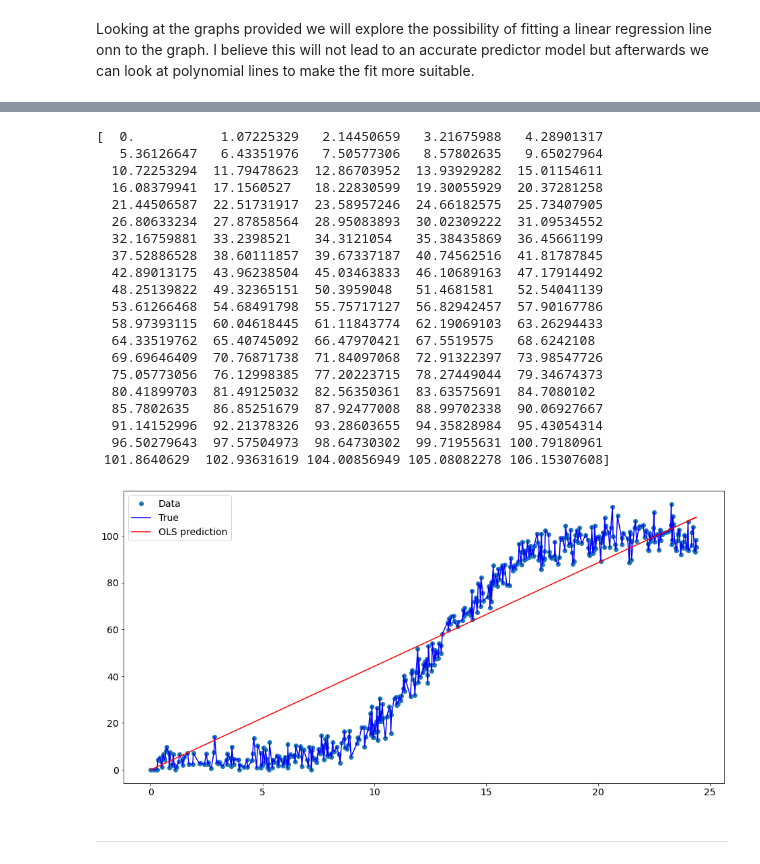
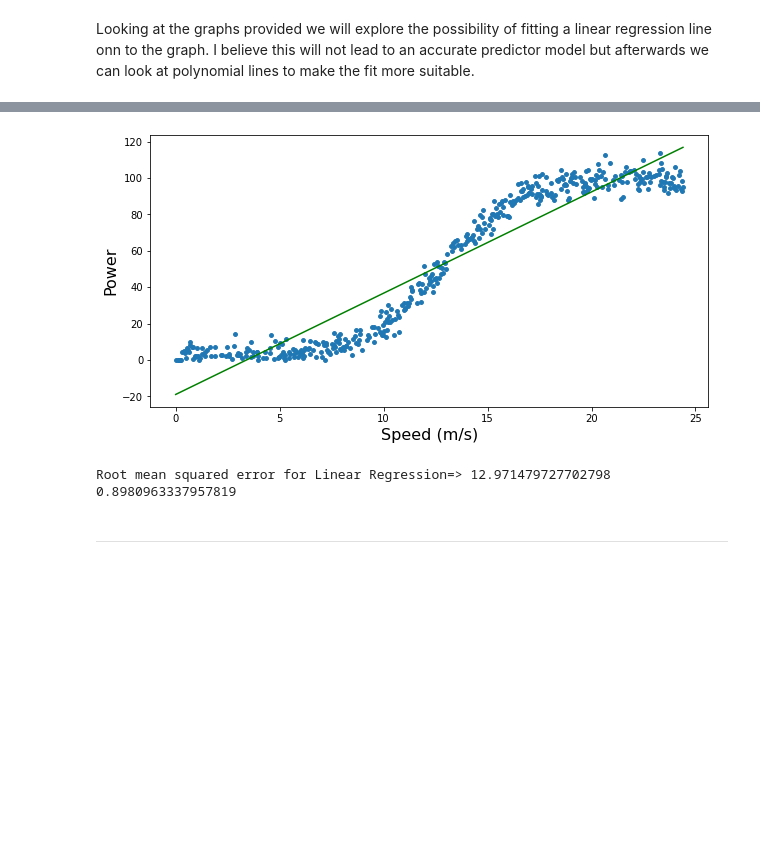
Before and after one commit to IanWafer/Machine-Learning-and-Statistics-Project, a Jupyter notebook: Machine Learning & Statistics Project.ipynb, the cells around one changed output, grey strips where cells are left out. Saved outputs shown, nothing was run; the diff lists cells and outputs as text; code cells hidden in the pictures; blank space fills up the shorter version.

Commit message:
Linear and polynomial model complete. Neaural network to test. Downloading model requried.

```diff
--- a/Machine Learning & Statistics Project.ipynb
+++ b/Machine Learning & Statistics Project.ipynb
@@ -124,17 +121,0 @@ Looking at the graphs provided we will explore the possibility of fitting a line
-# %%
-# https://www.statsmodels.org/stable/examples/notebooks/generated/ols.html
-import statsmodels.api as sm
-import statsmodels.formula.api as smf
-
-plt.rc("figure", figsize=(16,8))
-plt.rc("font", size=14)
-
-x = df.speed.to_numpy()
-y = df.power.to_numpy()
-
-results = sm.OLS(y, x).fit()
-
-print(results.summary())
-
-print('Parameters: ', results.params)
-print('R2: ', results.rsquared)
@@ -180,37 +122,26 @@ Predicted values:  [  0.           0.5528806    0.66345673   0.99518509   1.2163
-# %%
-x1n = np.linspace(0, 24, 100)
-Xnew = x1n.reshape(-1, 1)
-
-
-ynewpred =  results.predict(Xnew) # predict out of sample
-print(ynewpred)
-
-fig, ax = plt.subplots()
-ax.plot(df.speed, df.power, 'o', label="Data")
-ax.plot(df.speed, df.power, 'b-', label="True")
-ax.plot(np.hstack((df.speed, x1n)), np.hstack((ypred, ynewpred)), 'r', label="OLS prediction")
-ax.legend(loc="best");
-# %% [output]
-[  0.           1.07225329   2.14450659   3.21675988   4.28901317
-   5.36126647   6.43351976   7.50577306   8.57802635   9.65027964
-  10.72253294  11.79478623  12.86703952  13.93929282  15.01154611
-  16.08379941  17.1560527   18.22830599  19.30055929  20.37281258
-  21.44506587  22.51731917  23.58957246  24.66182575  25.73407905
-  26.80633234  27.87858564  28.95083893  30.02309222  31.09534552
-  32.16759881  33.2398521   34.3121054   35.38435869  36.45661199
-  37.52886528  38.60111857  39.67337187  40.74562516  41.81787845
-  42.89013175  43.96238504  45.03463833  46.10689163  47.17914492
-  48.25139822  49.32365151  50.3959048   51.4681581   52.54041139
-  53.61266468  54.68491798  55.75717127  56.82942457  57.90167786
-  58.97393115  60.04618445  61.11843774  62.19069103  63.26294433
-  64.33519762  65.40745092  66.47970421  67.5519575   68.6242108
-  69.69646409  70.76871738  71.84097068  72.91322397  73.98547726
-  75.05773056  76.12998385  77.20223715  78.27449044  79.34674373
-  80.41899703  81.49125032  82.56350361  83.63575691  84.7080102
-  85.7802635   86.85251679  87.92477008  88.99702338  90.06927667
-  91.14152996  92.21378326  93.28603655  94.35828984  95.43054314
-  96.50279643  97.57504973  98.64730302  99.71955631 100.79180961
- 101.8640629  102.93631619 104.00856949 105.08082278 106.15307608]
-[figure, removed]
+# %%
+# https://www.analyticsvidhya.com/blog/2020/03/polynomial-regression-python/v
+y = df.power.to_numpy()
+x = df.speed.to_numpy().reshape(-1, 1)
+
+# Training Model
+lm=LinearRegression()
+lm.fit(x.reshape(-1,1),y.reshape(-1,1))
+
+y_pred=lm.predict(x.reshape(-1,1))
+
+# plotting predictions
+plt.figure(figsize=(10,5))
+plt.scatter(x,y,s=15)
+plt.plot(x,y_pred,color='g')
+plt.xlabel('Speed (m/s)',fontsize=16)
+plt.ylabel('Power',fontsize=16)
+plt.show()
+print(f'Root mean squared error for Linear Regression=> {np.sqrt(mean_squared_error(y,y_pred))}')
+print(r2_score(y, y_pred))
+# %% [output]
+[figure, added]
+Root mean squared error for Linear Regression=> 12.971479727702798
+0.8980963337957819
 # %% [markdown]
 ***
```
Also changed, not shown: parts of 17 cells of this notebook, 2 other files.
